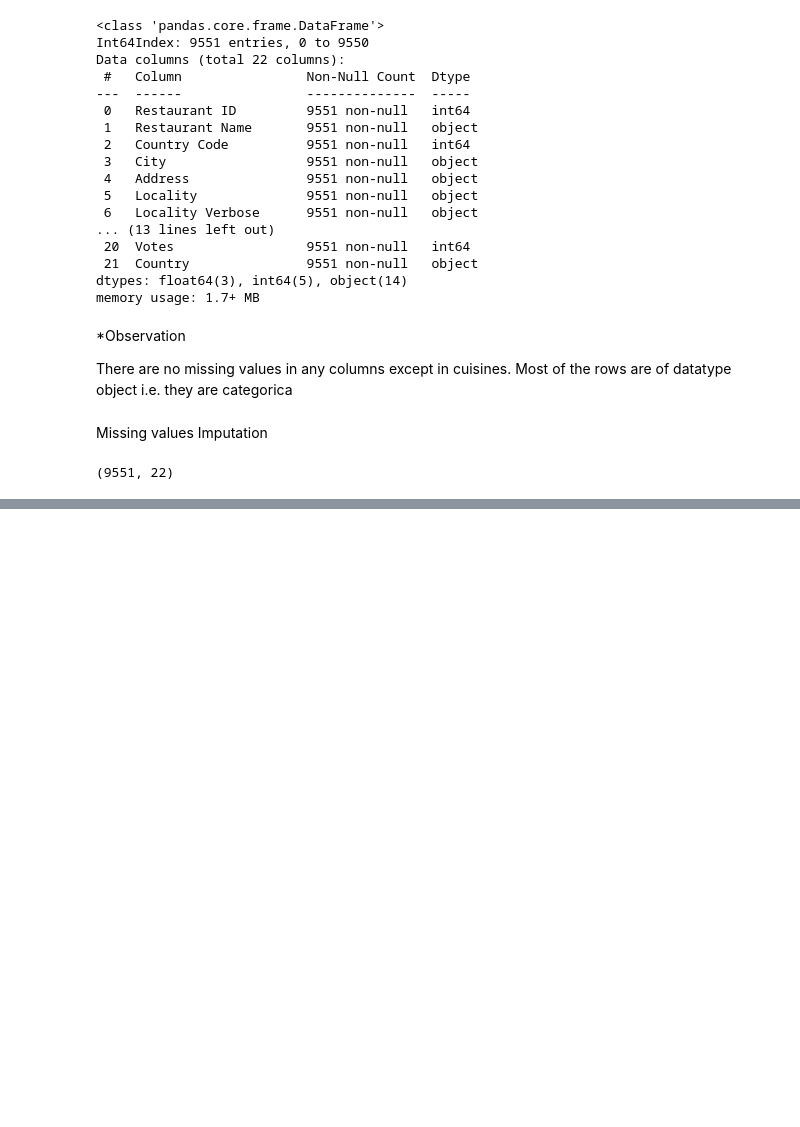
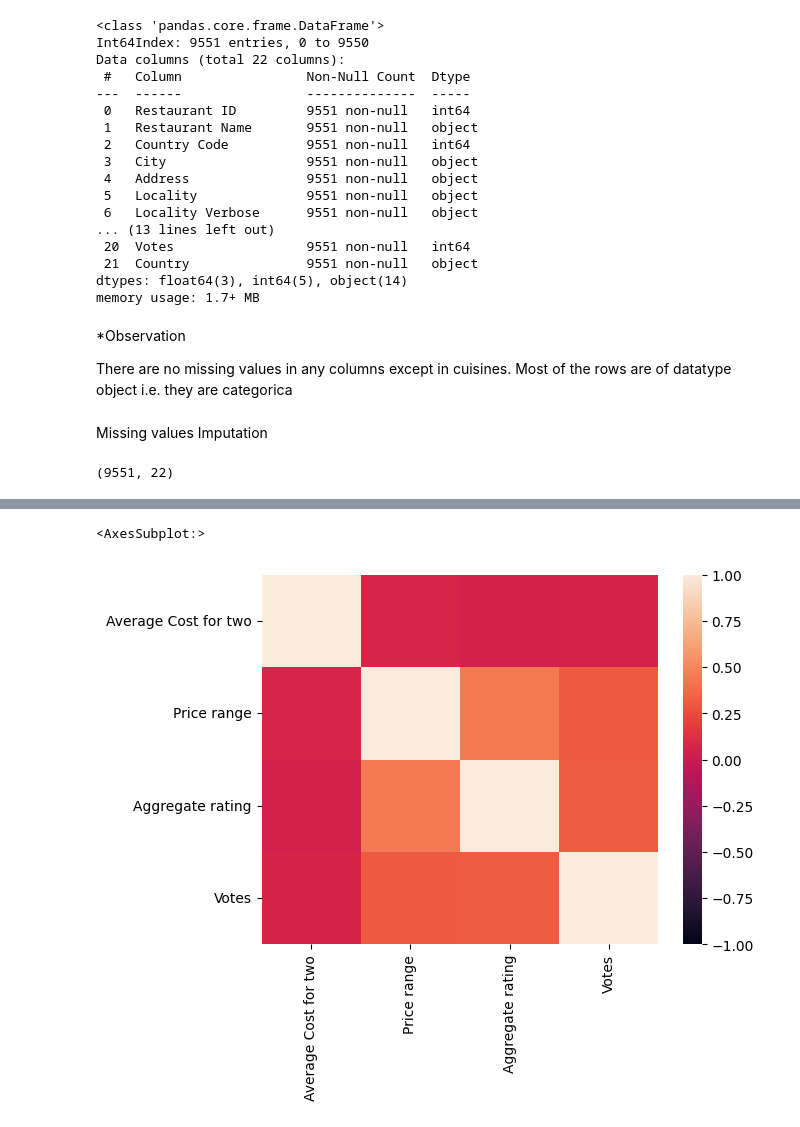
Before and after one commit to Rishiraj-singh7/Zomato-Restaurants-Data-Analysis, a Jupyter notebook: main.ipynb, the cells around one changed output, grey strips where cells are left out. Saved outputs shown, nothing was run; the diff lists cells and outputs as text; code cells hidden in the pictures; blank space fills up the shorter version.

Commit message:
Corr n graphs

```diff
--- a/main.ipynb
+++ b/main.ipynb
@@ -179,0 +182,3 @@ zomato_data.shape                                    # Number of rows and column
+# %%
+correlation = zomato_data[['Average Cost for two', 'Price range', 'Aggregate rating', 'Votes']].corr()
+correlation
@@ -179,0 +191,5 @@ zomato_data.shape                                    # Number of rows and column
+# %%
+sns.heatmap(correlation, vmin = -1, vmax = 1)
+# %% [output]
+<AxesSubplot:>
+[figure, added]
```
Also changed, not shown: parts of 11 cells of this notebook.
